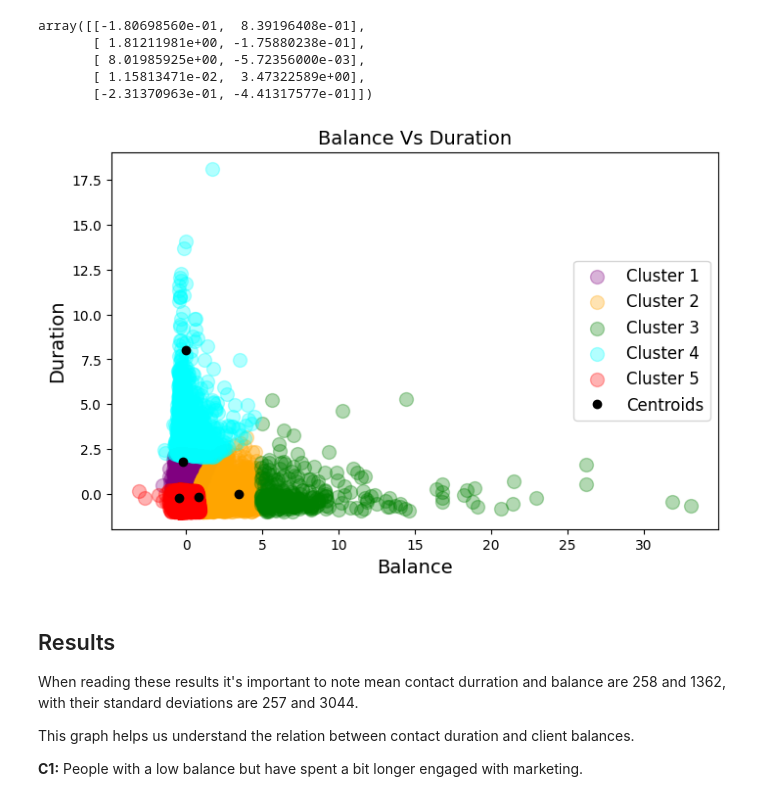
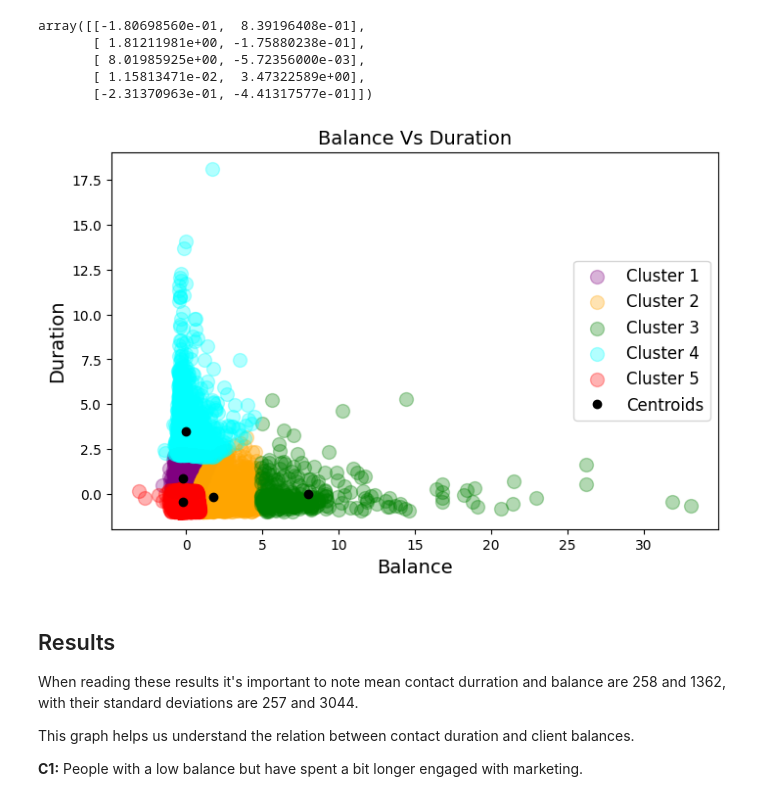
Before and after one commit to thaladikary/ml-assignment-1, a Jupyter notebook: Assignment1.ipynb, the cells around one changed output. Saved outputs shown, nothing was run; the diff lists cells and outputs as text; code cells hidden in the pictures.

```diff
--- a/Assignment1.ipynb
+++ b/Assignment1.ipynb
@@ -630,21 +628,21 @@ array([[-1.80698560e-01,  8.39196408e-01],
 # %%
 plt.figure(figsize=(8, 5))
 plt.scatter(X[y_pred == 0, 0], X[y_pred == 0, 1], s=100, c='purple', marker='o', label='Cluster 1', alpha=0.3)
 plt.scatter(X[y_pred == 1, 0], X[y_pred == 1, 1], s=100, c='orange', marker='o', label='Cluster 2', alpha=0.3)
 plt.scatter(X[y_pred == 2, 0], X[y_pred == 2, 1], s=100, c='green', marker='o', label='Cluster 3', alpha=0.3)
 plt.scatter(X[y_pred == 3, 0], X[y_pred == 3, 1], s=100, c='cyan', marker='o', label='Cluster 4', alpha=0.3)
 plt.scatter(X[y_pred == 4, 0], X[y_pred == 4, 1], s=100, c='red', marker='o',  label='Cluster 5', alpha=0.3)
 
-plt.plot(kmeans.cluster_centers_[:, 1], kmeans.cluster_centers_[:, 0], "ko", label="Centroids", alpha=1, ms=6)
+plt.plot(kmeans.cluster_centers_[:, 0], kmeans.cluster_centers_[:, 1], "ko", label="Centroids", alpha=1, ms=6)
 
 plt.title('Balance Vs Duration' , fontsize=14)
 plt.xlabel('Balance' , fontsize=14)
 plt.ylabel('Duration' , fontsize=14)
 #plt.grid('true')
 plt.legend(loc ="center right", fontsize=12 )
 plt.show()
 # %% [output]
-[figure, old version]
+[figure, new version]
 # %% [markdown]
 ## Results
 
```
Also changed, not shown: parts of 16 cells of this notebook.
